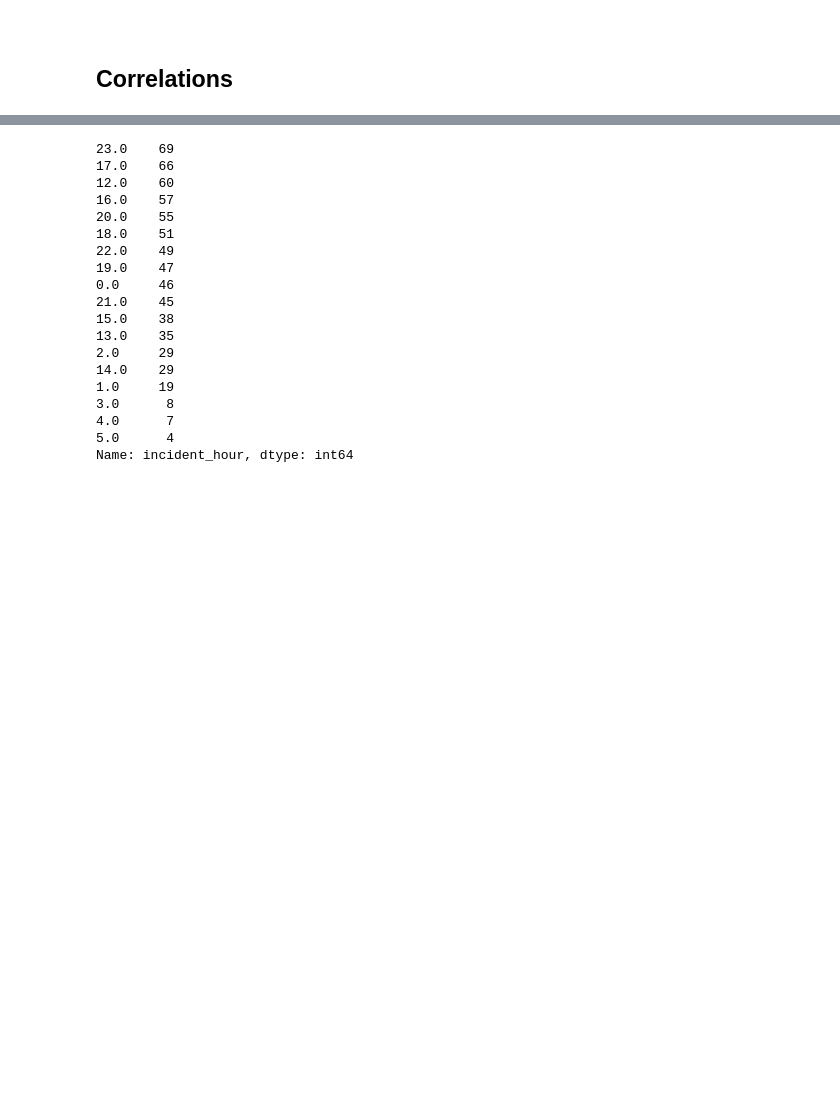
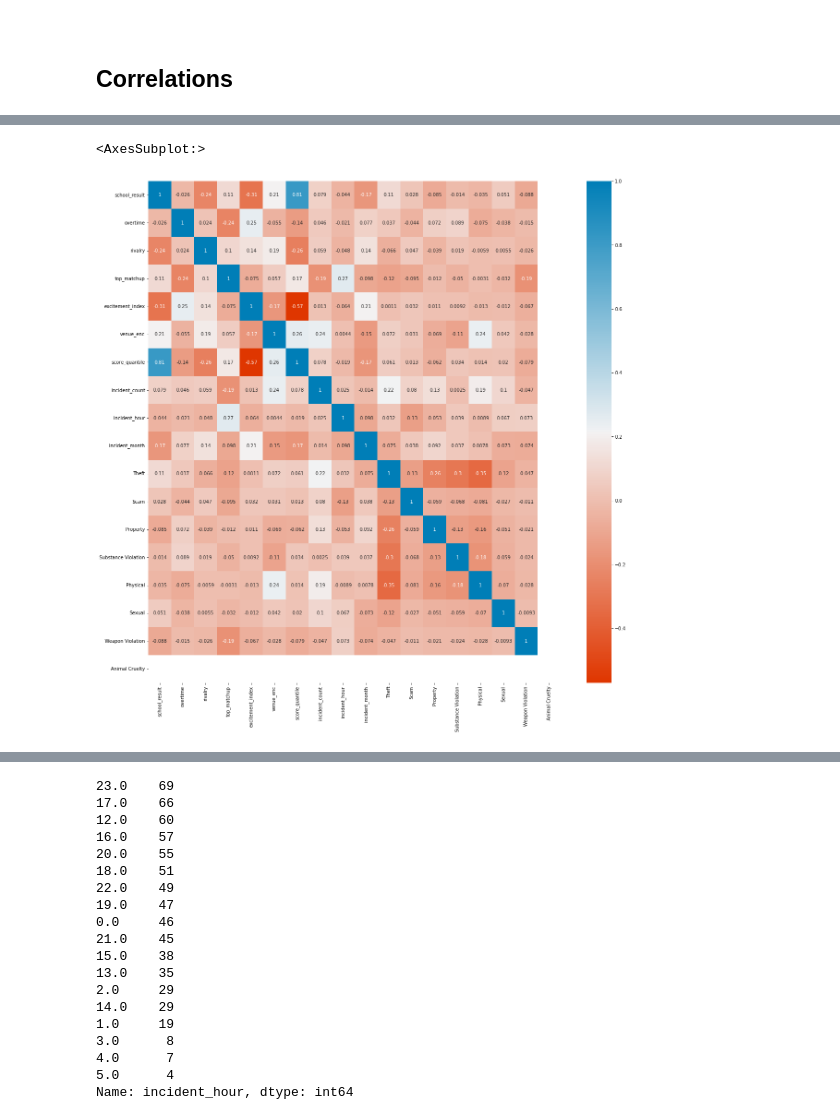
Before and after one commit to djboudia/milestone, a Jupyter notebook: 03_notebooks/06_sports_crime_eda.ipynb, the cells around one changed output, grey strips where cells are left out. Drawn from its saved outputs; the diff is of its cells as text; code cells hidden in the pictures; blank space fills up the shorter version.

```diff
--- a/03_notebooks/06_sports_crime_eda.ipynb
+++ b/03_notebooks/06_sports_crime_eda.ipynb
@@ -427,0 +578,13 @@ sns.pairplot(df)
+# %%
+fig, ax = plt.subplots(figsize=(20, 20))
+sns.heatmap((df_onerow[df_onerow['sport'] == 'football']
+             [corr_list]
+            )
+            .corr(method='spearman'),
+            cmap=sns.diverging_palette(16, 240, s=100, l=50, as_cmap=True),
+            annot=True,
+            annot_kws={"fontsize":10}
+           )
+# %% [output]
+<AxesSubplot:>
+[figure, added]
```
Also changed, not shown: parts of 130 cells of this notebook.
